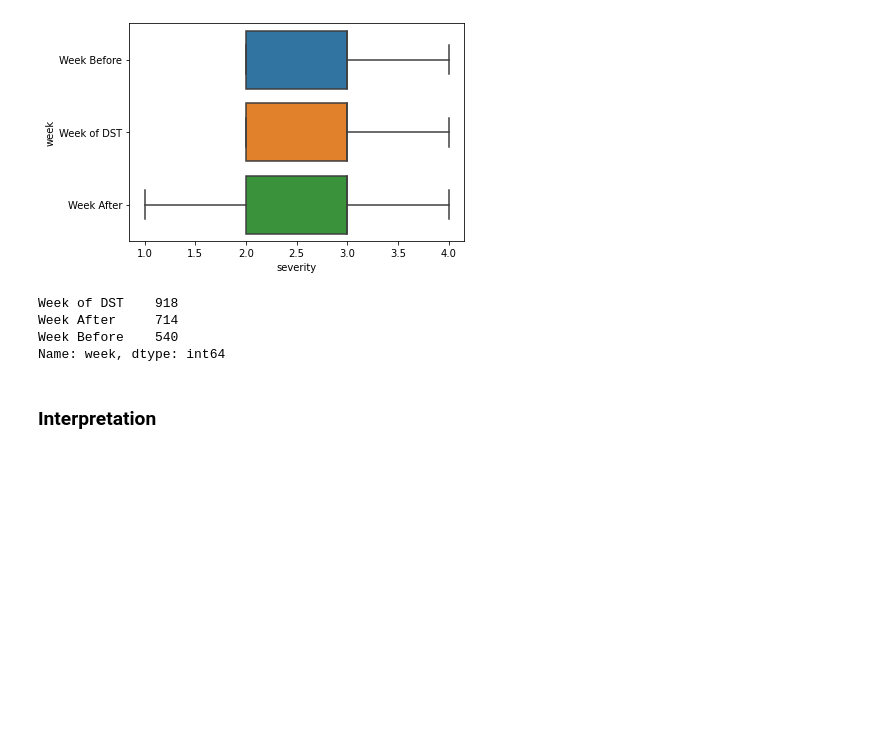
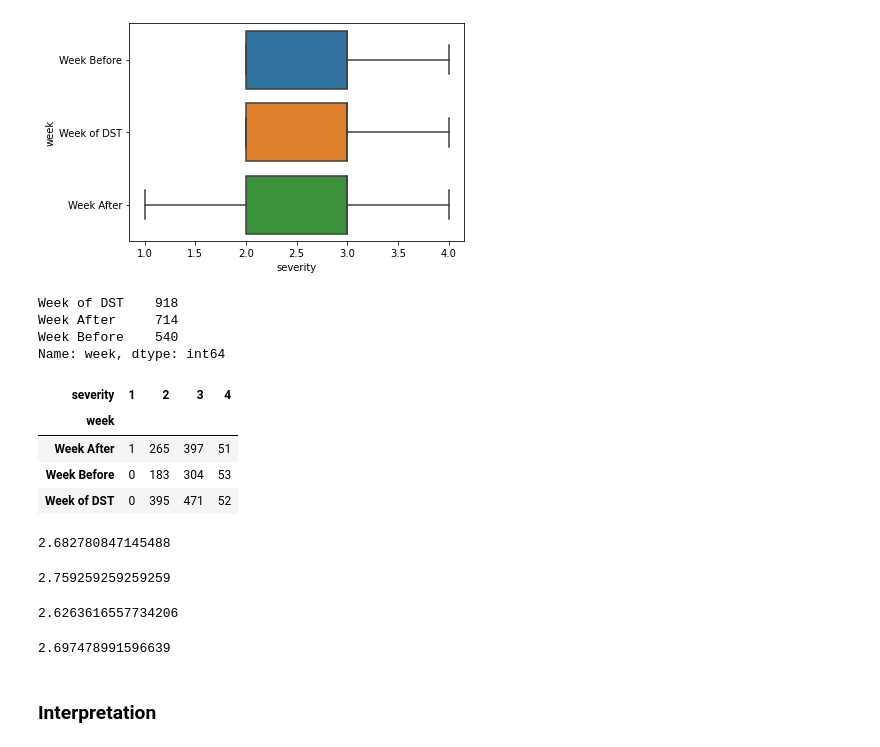
Before and after one commit to jeffreyfloyd/DST-and-traffic-implications, a Jupyter notebook: code/5_hypothesis_tests_Chicago.ipynb, the cells around one changed output. Cells and saved outputs as stored; diff of their text form; code cells hidden in the pictures; blank space fills up the shorter version.

```diff
--- a/code/5_hypothesis_tests_Chicago.ipynb
+++ b/code/5_hypothesis_tests_Chicago.ipynb
@@ -200,6 +229,30 @@ Week of DST    918
 Week After     714
 Week Before    540
 Name: week, dtype: int64
+# %%
+pd.crosstab(chi_df_spring_dst['week'], chi_df_spring_dst['severity'])
+# %% [output]
+| severity | 1 | 2 | 3 | 4 |
+| week |  |  |  |  |
+| Week After | 1 | 265 | 397 | 51 |
+| Week Before | 0 | 183 | 304 | 53 |
+| Week of DST | 0 | 395 | 471 | 52 |
+# %%
+chi_df_spring_dst['severity']
+# %% [output]
+2.682780847145488
+# %%
+chi_df['severity'][chi_df['week'] == 10].mean()
+# %% [output]
+2.759259259259259
+# %%
+chi_df['severity'][chi_df['week'] == 11].mean()
+# %% [output]
+2.6263616557734206
+# %%
+chi_df['severity'][chi_df['week'] == 12].mean()
+# %% [output]
+2.697478991596639
 # %% [markdown]
 ### Interpretation
 # %% [markdown]
```
Also changed, not shown: parts of 8 cells of this notebook, 2 other files.
